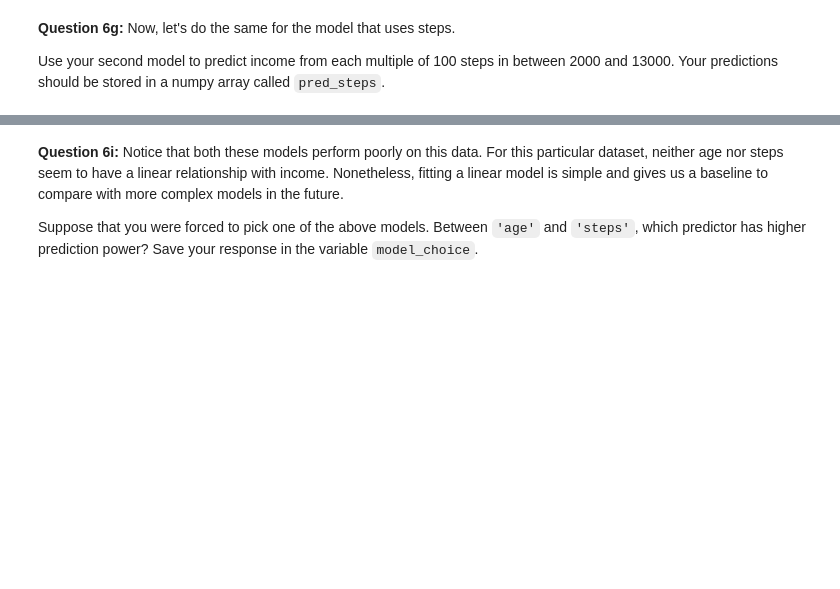
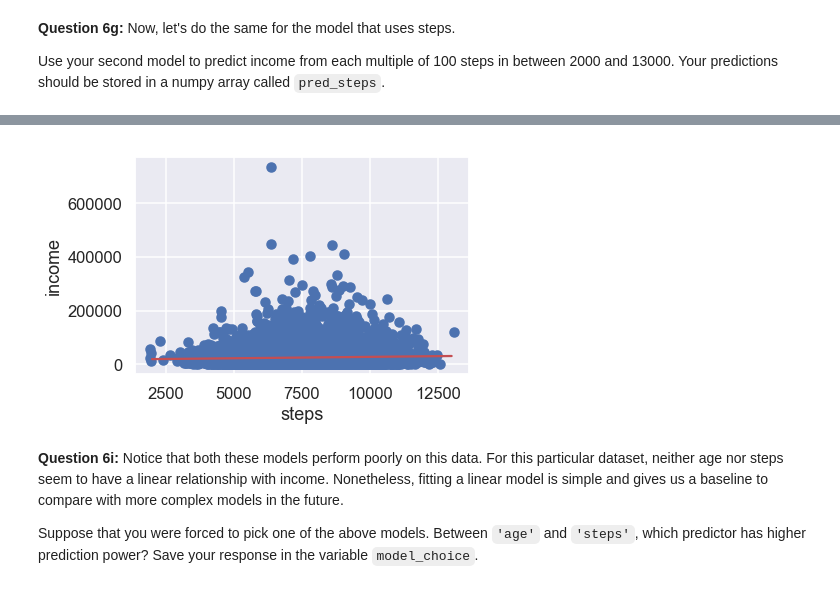
Before and after one commit to kimJustinJW/Assignments, a Jupyter notebook: A2/A2_DataExploration.ipynb, the cells around one changed output, grey strips where cells are left out. Cells and saved outputs as stored; diff of their text form; code cells hidden in the pictures; blank space fills up the shorter version.

```diff
--- a/A2/A2_DataExploration.ipynb
+++ b/A2/A2_DataExploration.ipynb
@@ -571,3 +602,5 @@ raise NotImplementedError()
+# %%
+a2, b2 = np.polyfit(df.steps, df.income, deg=1)
 # %%
 # Tests for 6c
 
@@ -633,3 +672,11 @@ f6 = plt.gcf()
+# %%
+plt.scatter(x=df.steps, y=df.income)
+plt.plot([2000, 13000], [(a2 * 2000) + b2, (a2 * 13000) + b2], 'r')
+plt.xlabel('steps'); plt.ylabel('income')
+
+f6 = plt.gcf()
+# %% [output]
+[figure, added]
 # %%
 assert f6.gca().has_data()
 # %% [markdown]
```
Also changed, not shown: parts of 27 cells of this notebook.
